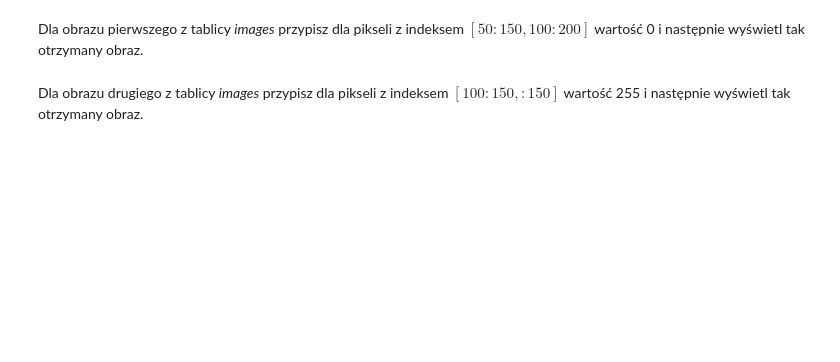
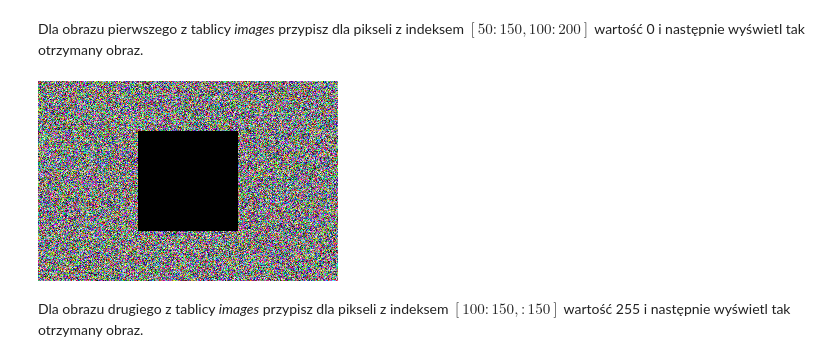
Before and after one commit to Mrozoo/250_Data_science_exercises, a Jupyter notebook: 1-100_NumPy/041_050_exercises.ipynb, the cells around one changed output. Drawn from its saved outputs; the diff is of its cells as text; code cells hidden in the pictures; blank space fills up the shorter version.

```diff
--- a/1-100_NumPy/041_050_exercises.ipynb
+++ b/1-100_NumPy/041_050_exercises.ipynb
@@ -119,2 +161,7 @@ Dla obrazu pierwszego z tablicy _images_ przypisz dla pikseli z indeksem $[50:15
+# %%
+images[0][50:150, 100:200] = 0
+cv2_imshow(images[0])
+# %% [output]
+[figure, added]
 # %% [markdown]
 Dla obrazu drugiego z tablicy _images_ przypisz dla pikseli z indeksem $[100:150, :150]$ wartość 255 i następnie wyświetl tak otrzymany obraz.
```
Also changed, not shown: parts of 27 cells of this notebook, 3 other files.
